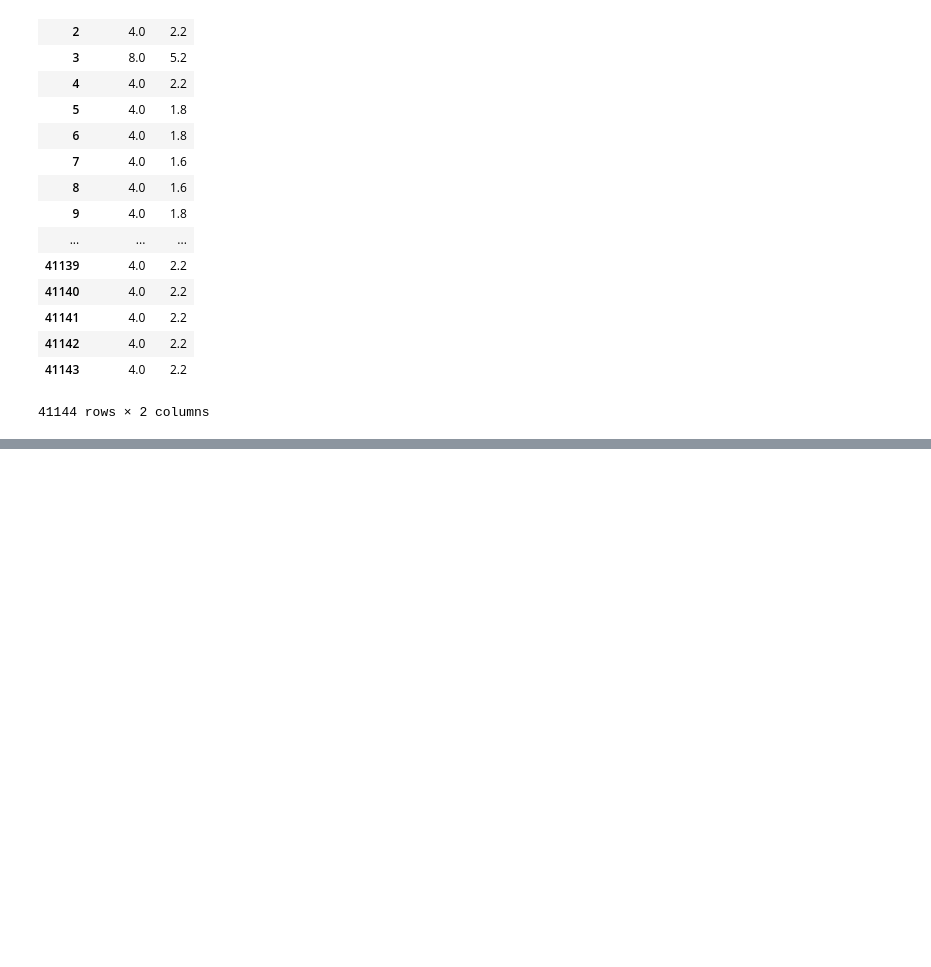
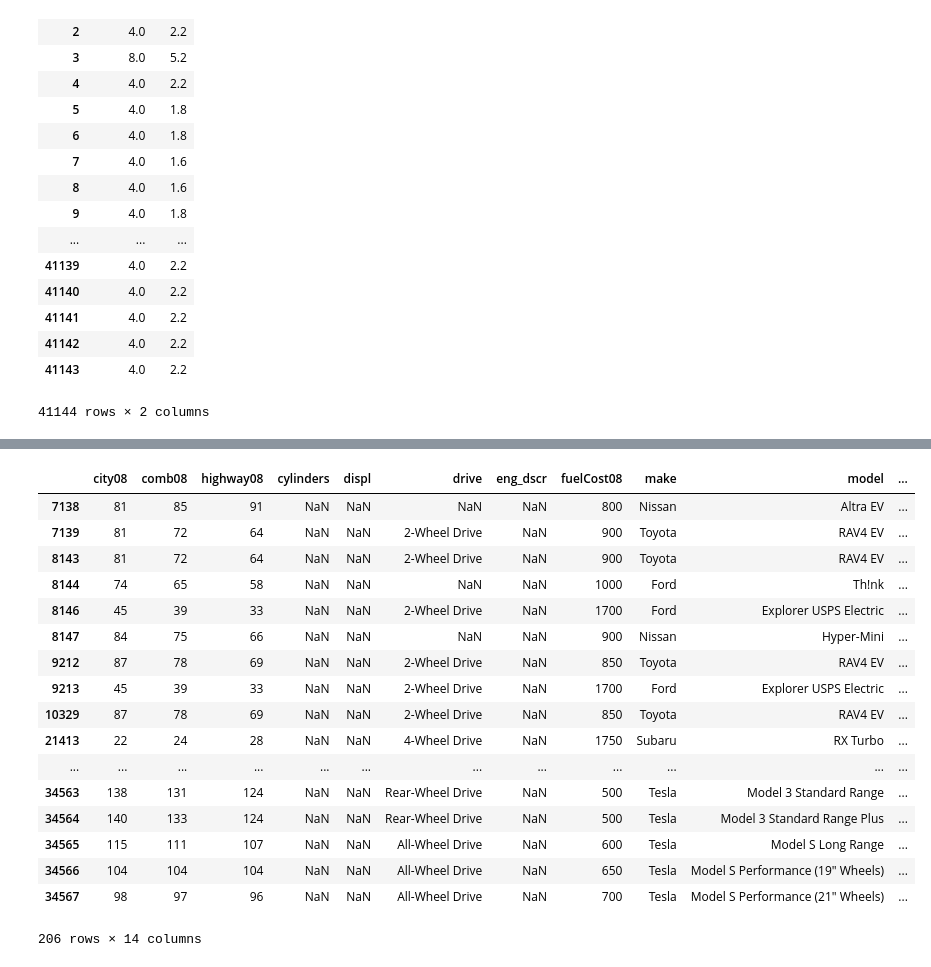
Before and after one commit to ravitxyz/python_data_analysis, a Jupyter notebook: effective_pandas/notebook.ipynb, the cells around one changed output, grey strips where cells are left out. Saved outputs shown, nothing was run; the diff lists cells and outputs as text; code cells hidden in the pictures; blank space fills up the shorter version.

```diff
--- a/effective_pandas/notebook.ipynb
+++ b/effective_pandas/notebook.ipynb
@@ -208,0 +224,27 @@ iinfo(min=-32768, max=32767, dtype=int16)
+# %%
+# where are they missing?
+
+(
+    autos
+    [cols]
+    .query('cylinders.isna()')
+)
+# %% [output]
+|  | city08 | comb08 | highway08 | cylinders | displ | drive | eng_dscr | fuelCost08 | make | model | ... |
+| 7138 | 81 | 85 | 91 | NaN | NaN | NaN | NaN | 800 | Nissan | Altra EV | ... |
+| 7139 | 81 | 72 | 64 | NaN | NaN | 2-Wheel Drive | NaN | 900 | Toyota | RAV4 EV | ... |
+| 8143 | 81 | 72 | 64 | NaN | NaN | 2-Wheel Drive | NaN | 900 | Toyota | RAV4 EV | ... |
+| 8144 | 74 | 65 | 58 | NaN | NaN | NaN | NaN | 1000 | Ford | Th!nk | ... |
+| 8146 | 45 | 39 | 33 | NaN | NaN | 2-Wheel Drive | NaN | 1700 | Ford | Explorer USPS Electric | ... |
+| 8147 | 84 | 75 | 66 | NaN | NaN | NaN | NaN | 900 | Nissan | Hyper-Mini | ... |
+| 9212 | 87 | 78 | 69 | NaN | NaN | 2-Wheel Drive | NaN | 850 | Toyota | RAV4 EV | ... |
+| 9213 | 45 | 39 | 33 | NaN | NaN | 2-Wheel Drive | NaN | 1700 | Ford | Explorer USPS Electric | ... |
+| 10329 | 87 | 78 | 69 | NaN | NaN | 2-Wheel Drive | NaN | 850 | Toyota | RAV4 EV | ... |
+| 21413 | 22 | 24 | 28 | NaN | NaN | 4-Wheel Drive | NaN | 1750 | Subaru | RX Turbo | ... |
+| ... | ... | ... | ... | ... | ... | ... | ... | ... | ... | ... | ... |
+| 34563 | 138 | 131 | 124 | NaN | NaN | Rear-Wheel Drive | NaN | 500 | Tesla | Model 3 Standard Range | ... |
+| 34564 | 140 | 133 | 124 | NaN | NaN | Rear-Wheel Drive | NaN | 500 | Tesla | Model 3 Standard Range Plus | ... |
+| 34565 | 115 | 111 | 107 | NaN | NaN | All-Wheel Drive | NaN | 600 | Tesla | Model S Long Range | ... |
+| 34566 | 104 | 104 | 104 | NaN | NaN | All-Wheel Drive | NaN | 650 | Tesla | Model S Performance (19" Wheels) | ... |
+| 34567 | 98 | 97 | 96 | NaN | NaN | All-Wheel Drive | NaN | 700 | Tesla | Model S Performance (21" Wheels) | ... |
+206 rows × 14 columns
```
Also changed, not shown: parts of 13 cells of this notebook.
